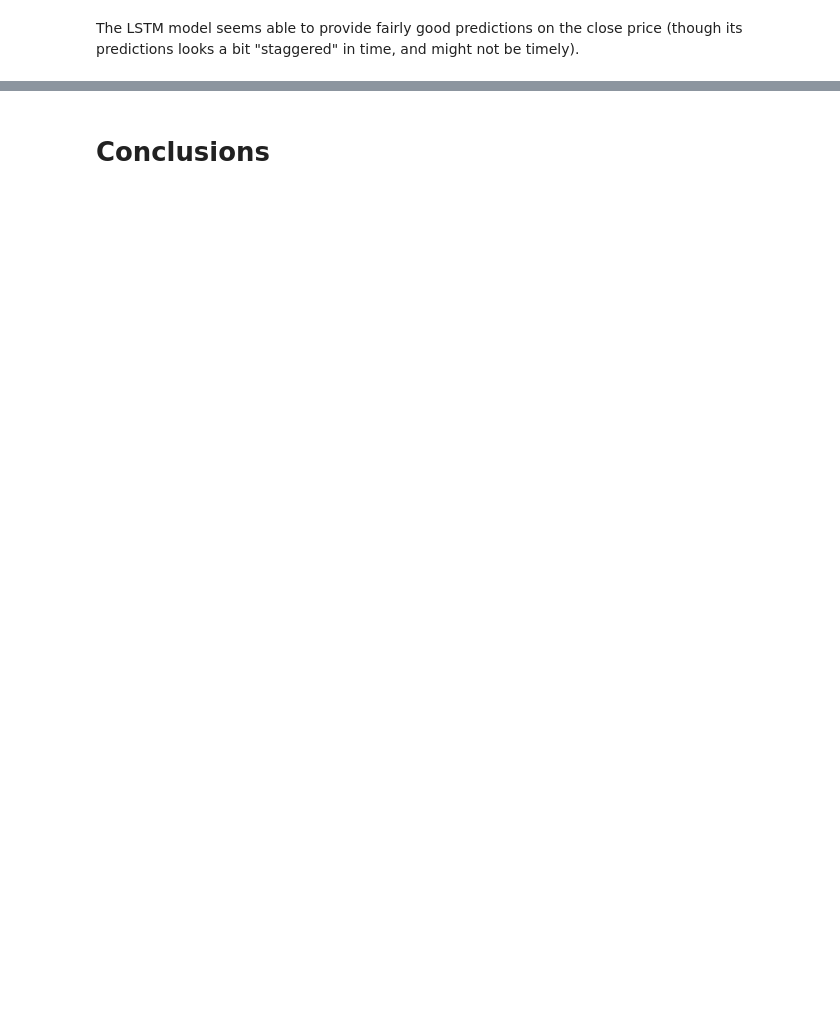
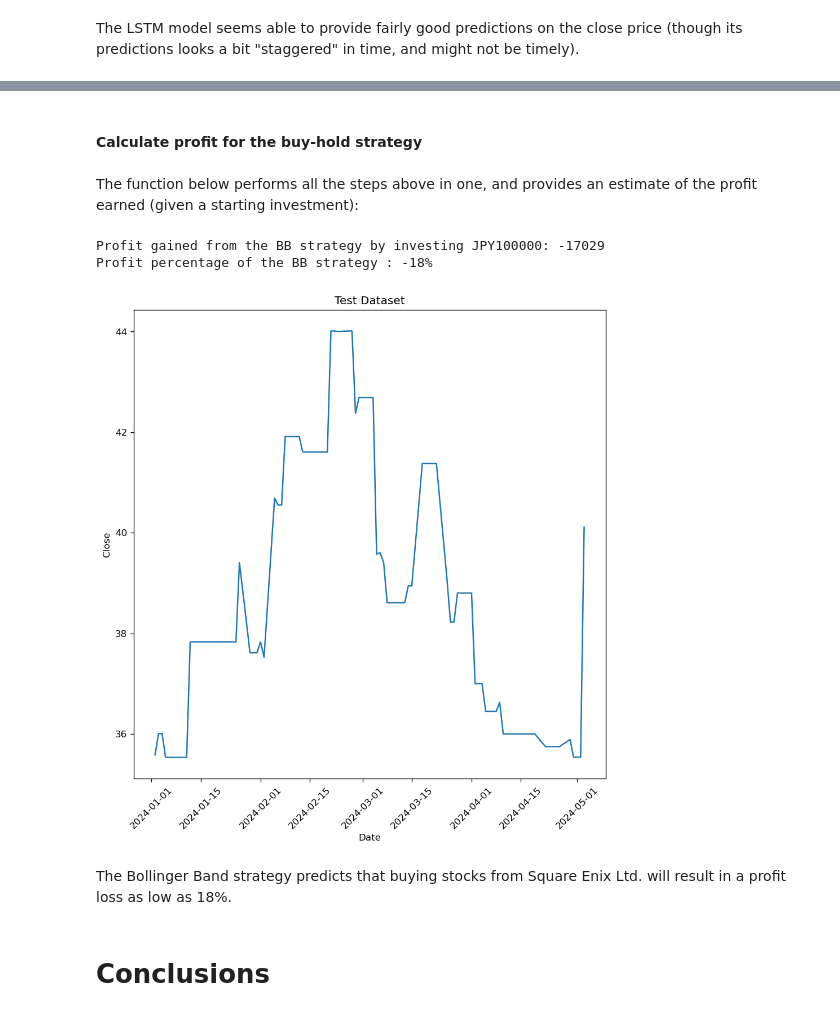
Before and after one commit to robpetrosino/QP7nTcWeEKP6wfon, a Jupyter notebook: notebooks/Apziva_5_ValueInvestor.ipynb, the cells around one changed output, grey strips where cells are left out. Saved outputs shown, nothing was run; the diff lists cells and outputs as text; code cells hidden in the pictures; blank space fills up the shorter version.

```diff
--- a/notebooks/Apziva_5_ValueInvestor.ipynb
+++ b/notebooks/Apziva_5_ValueInvestor.ipynb
@@ -838,0 +982,2 @@ The LSTM model seems able to provide fairly good predictions on the close price
+# %% [markdown]
+#### Calculate profit for the buy-hold strategy
@@ -839,2 +1010,36 @@ The LSTM model seems able to provide fairly good predictions on the close price
+# %% [markdown]
+The function below performs all the steps above in one, and provides an estimate of the profit earned (given a starting investment):
+# %%
+def perform_bb_analysis(dataset, investment):
+  #calculate BBs
+  dataset = bollinger_bands(dataset)
+  train_data_bb, entry_prices, exit_prices = execute_bb_strategy(train_data)
+
+  # plot bands
+  plot_bb_strategy(train_data_bb, entry_prices, exit_prices)
+
+  # calculate profit
+  profit_or_loss =  calculate_strategy_profit(investment, entry_prices, exit_prices)
+  profit_percent = math.floor((profit_or_loss/investment)*100)
+
+  print('Profit gained from the BB strategy by investing JPY{}: JPY{}'.format(investment, math.floor(profit_or_loss)))
+  print('Profit percentage of the BB strategy : {}%'.format(profit_percent))
+
+perform_bb_analysis(train_data, 100000)
+# %% [output]
+Profit gained from the BB strategy by investing JPY100000: -17029
+Profit percentage of the BB strategy : -18%
+# %%
+plt.plot(test_data['Date'], test_data['Adj Close'])
+plt.title("Test Dataset")
+plt.xlabel("Date")
+plt.ylabel("Close")
+plt.xticks(rotation=45)
+
+plt.show()
+# %% [output]
+[figure, added]
+# %% [markdown]
+The Bollinger Band strategy predicts that buying stocks from Square Enix Ltd. will result in a profit loss as low as 18%.
 # %% [markdown]
 # Conclusions
```
Also changed, not shown: parts of 29 cells of this notebook, 24 other files.
